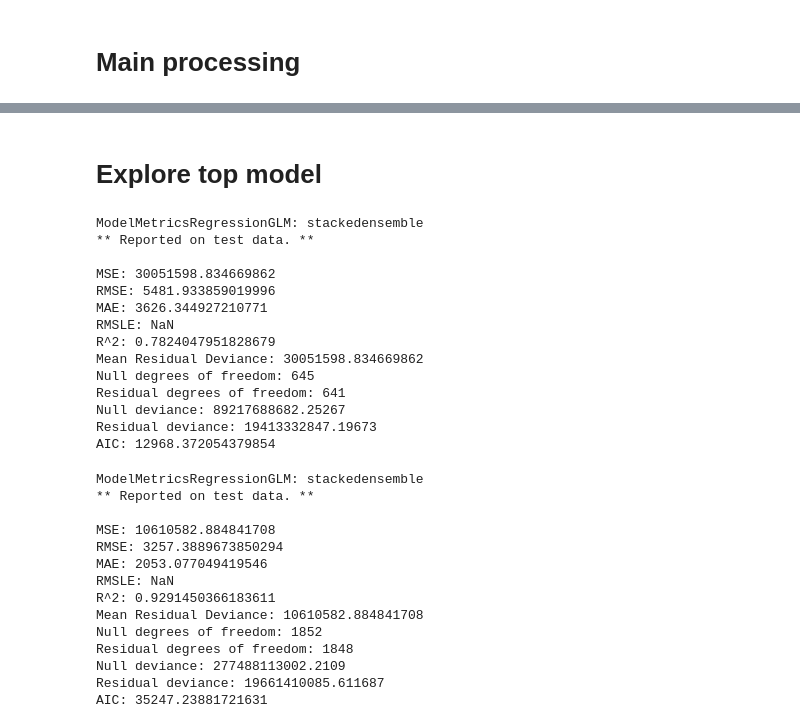
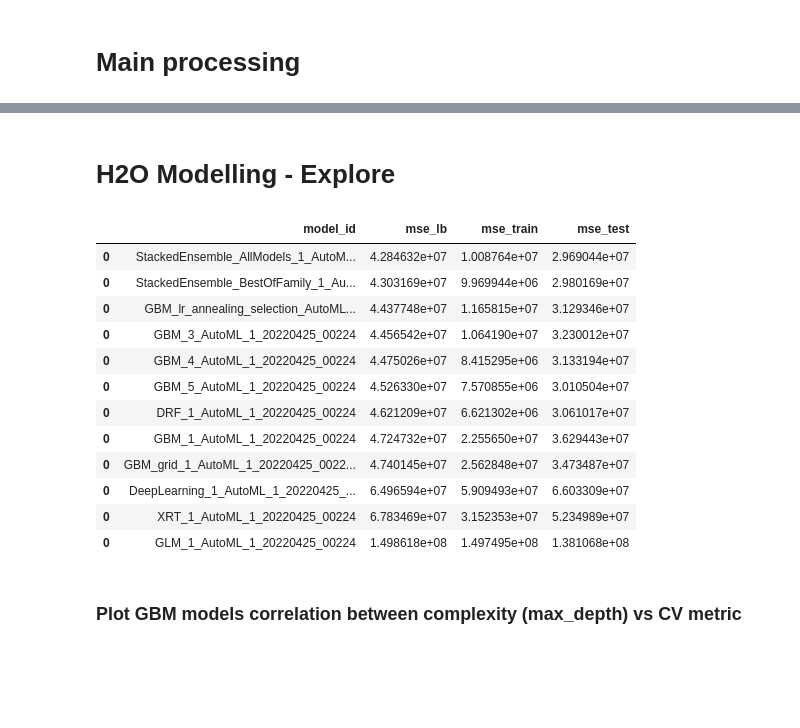
Before and after one commit to DavideBossoli88/ds-common, a Jupyter notebook: use_cases/00_usacars/data_exploration_h2o.ipynb, the cells around one changed output, grey strips where cells are left out. Drawn from its saved outputs; the diff is of its cells as text; code cells hidden in the pictures; blank space fills up the shorter version.

```diff
--- a/use_cases/00_usacars/data_exploration_h2o.ipynb
+++ b/use_cases/00_usacars/data_exploration_h2o.ipynb
@@ -182,2 +225,2 @@ AutoML progress: |
 # %% [markdown]
-# Explore top model
+# H2O Modelling - Explore
@@ -187,38 +226,0 @@ top_ml_model = h2o.get_model(lb.as_data_frame()['model_id'][0])
-# %%
-
-# Test set
-top_ml_model.model_performance(df_h2o_test)
-# %% [output]
-ModelMetricsRegressionGLM: stackedensemble
-** Reported on test data. **
-
-MSE: 30051598.834669862
-RMSE: 5481.933859019996
-MAE: 3626.344927210771
-RMSLE: NaN
-R^2: 0.7824047951828679
-Mean Residual Deviance: 30051598.834669862
-Null degrees of freedom: 645
-Residual degrees of freedom: 641
-Null deviance: 89217688682.25267
-Residual deviance: 19413332847.19673
-AIC: 12968.372054379854
-# %%
-
-# Train set
-top_ml_model.model_performance(df_h2o_train)
-# %% [output]
-ModelMetricsRegressionGLM: stackedensemble
-** Reported on test data. **
-
-MSE: 10610582.884841708
-RMSE: 3257.3889673850294
-MAE: 2053.077049419546
-RMSLE: NaN
-R^2: 0.9291450366183611
-Mean Residual Deviance: 10610582.884841708
-Null degrees of freedom: 1852
-Residual degrees of freedom: 1848
-Null deviance: 277488113002.2109
-Residual deviance: 19661410085.611687
-AIC: 35247.23881721631
@@ -224,0 +231,22 @@ AIC: 35247.23881721631
+# %%
+
+## View MSE CV / train / Test
+# Comment 1: test metrics has roughly almost the same rank of the CV metric (good, considering there are only 2k observations)
+# Comment 2: the GLM does not overfit (train mse < cv mse), the majority of the other models overfits. Not all GBMs overfit.
+df_output_info[['model_id', 'mse_lb', 'mse_train', 'mse_test']]
+# %% [output]
+|  | model_id | mse_lb | mse_train | mse_test |
+| 0 | StackedEnsemble_AllModels_1_AutoM... | 4.284632e+07 | 1.008764e+07 | 2.969044e+07 |
+| 0 | StackedEnsemble_BestOfFamily_1_Au... | 4.303169e+07 | 9.969944e+06 | 2.980169e+07 |
+| 0 | GBM_lr_annealing_selection_AutoML... | 4.437748e+07 | 1.165815e+07 | 3.129346e+07 |
+| 0 | GBM_3_AutoML_1_20220425_00224 | 4.456542e+07 | 1.064190e+07 | 3.230012e+07 |
+| 0 | GBM_4_AutoML_1_20220425_00224 | 4.475026e+07 | 8.415295e+06 | 3.133194e+07 |
+| 0 | GBM_5_AutoML_1_20220425_00224 | 4.526330e+07 | 7.570855e+06 | 3.010504e+07 |
+| 0 | DRF_1_AutoML_1_20220425_00224 | 4.621209e+07 | 6.621302e+06 | 3.061017e+07 |
+| 0 | GBM_1_AutoML_1_20220425_00224 | 4.724732e+07 | 2.255650e+07 | 3.629443e+07 |
+| 0 | GBM_grid_1_AutoML_1_20220425_0022... | 4.740145e+07 | 2.562848e+07 | 3.473487e+07 |
+| 0 | DeepLearning_1_AutoML_1_20220425_... | 6.496594e+07 | 5.909493e+07 | 6.603309e+07 |
+| 0 | XRT_1_AutoML_1_20220425_00224 | 6.783469e+07 | 3.152353e+07 | 5.234989e+07 |
+| 0 | GLM_1_AutoML_1_20220425_00224 | 1.498618e+08 | 1.497495e+08 | 1.381068e+08 |
+# %% [markdown]
+### Plot GBM models correlation between complexity (max_depth) vs CV metric
```
Also changed, not shown: parts of 20 cells of this notebook, 3 other files.
